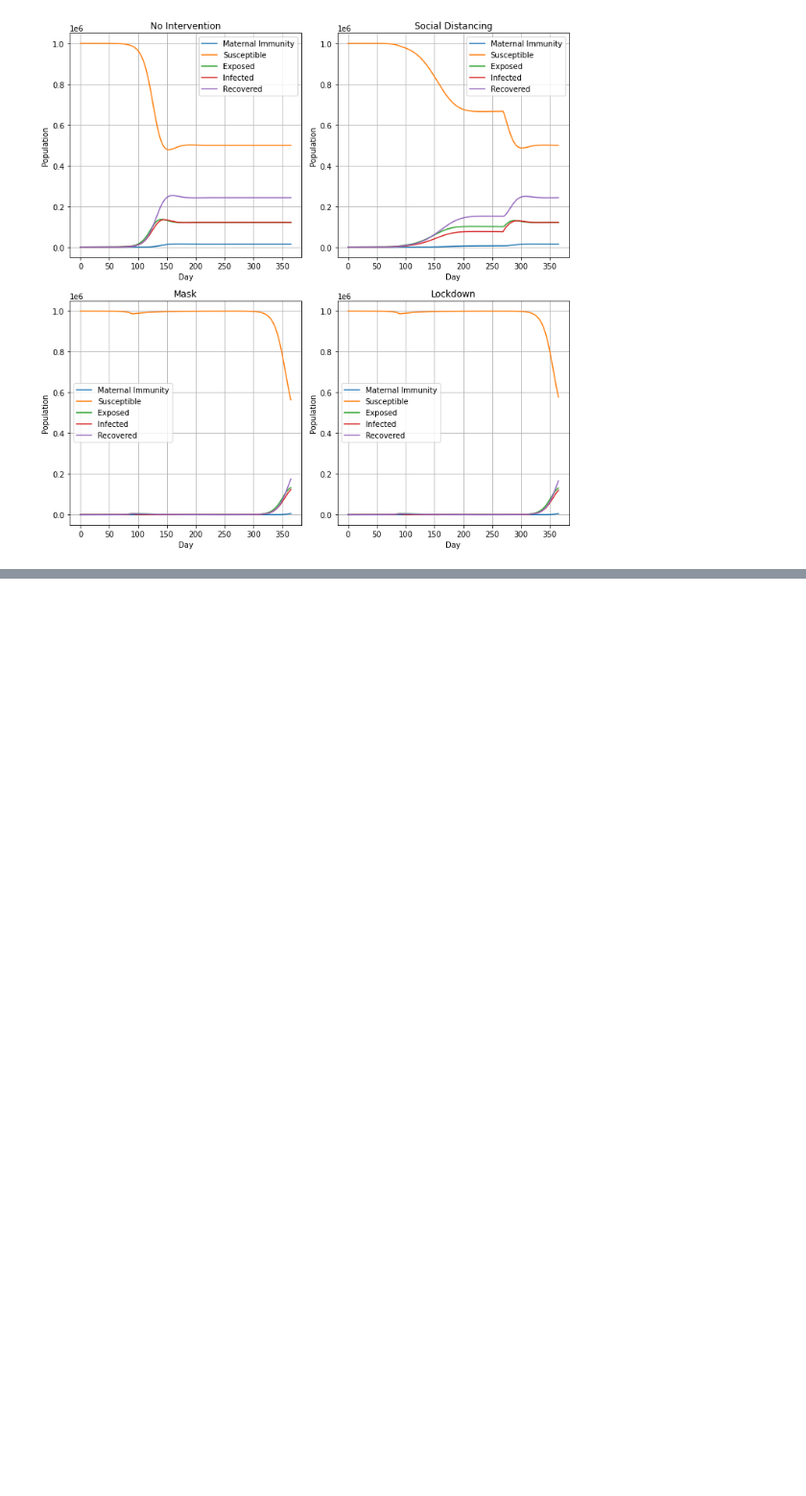
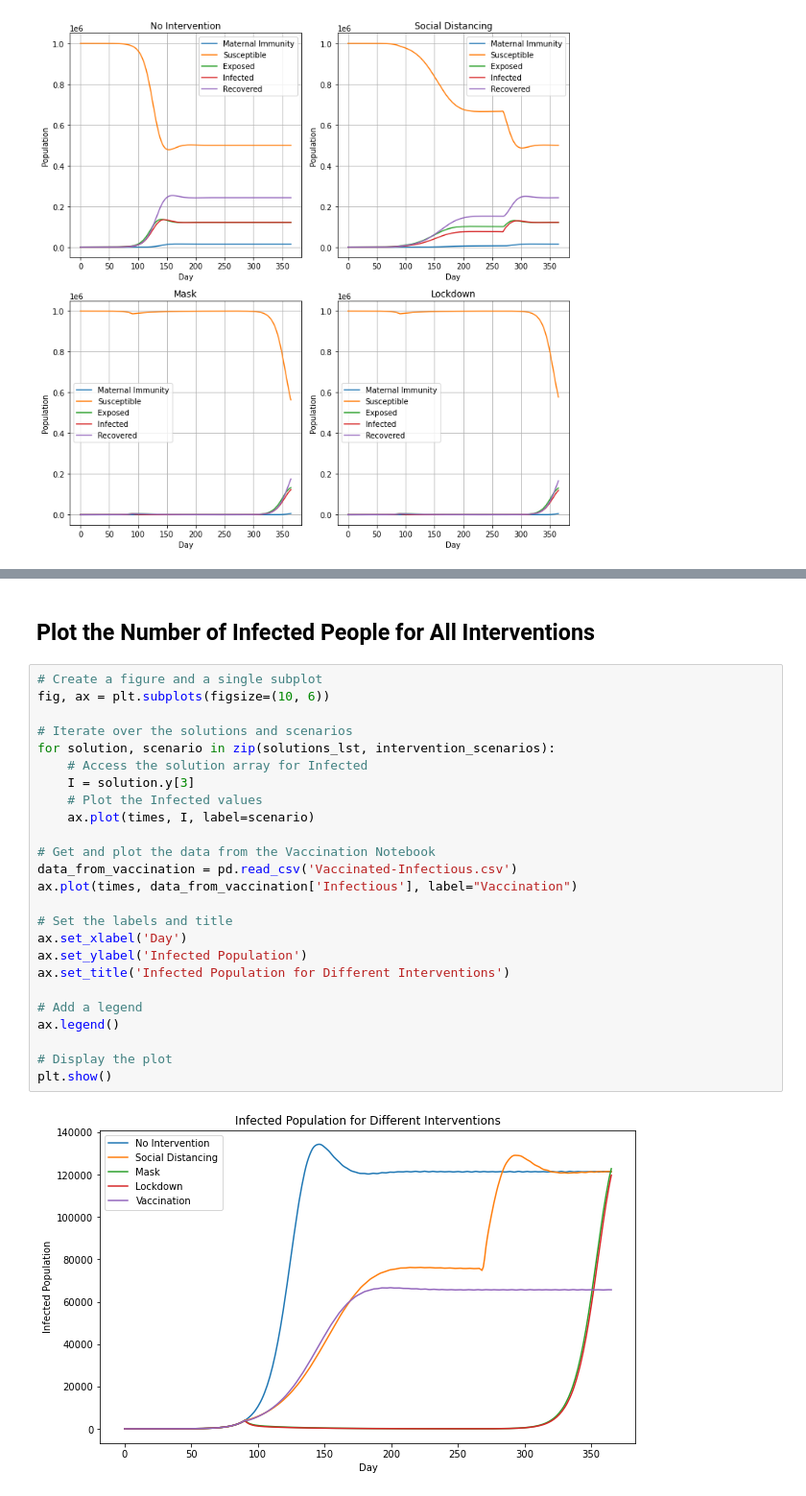
Before and after one commit to nwjun/infectious-disease-modelling, a Jupyter notebook: MSEIRS-Mask-Distancing-Lockdown.ipynb, the cells around one changed output, grey strips where cells are left out. Shown at 96% size. Drawn from its saved outputs; the diff is of its cells as text; blank space fills up the shorter version.

```diff
--- a/MSEIRS-Mask-Distancing-Lockdown.ipynb
+++ b/MSEIRS-Mask-Distancing-Lockdown.ipynb
@@ -224,0 +252,29 @@ plt.show()
+# %% [markdown]
+## Plot the Number of Infected People for All Interventions
+# %%
+# Create a figure and a single subplot
+fig, ax = plt.subplots(figsize=(10, 6))
+
+# Iterate over the solutions and scenarios
+for solution, scenario in zip(solutions_lst, intervention_scenarios):
+    # Access the solution array for Infected
+    I = solution.y[3]
+    # Plot the Infected values
+    ax.plot(times, I, label=scenario)
+
+# Get and plot the data from the Vaccination Notebook
+data_from_vaccination = pd.read_csv('Vaccinated-Infectious.csv')
+ax.plot(times, data_from_vaccination['Infectious'], label="Vaccination")
+
+# Set the labels and title
+ax.set_xlabel('Day')
+ax.set_ylabel('Infected Population')
+ax.set_title('Infected Population for Different Interventions')
+
+# Add a legend
+ax.legend()
+
+# Display the plot
+plt.show()
+# %% [output]
+[figure, added]
```
Also changed, not shown: parts of 1 cell of this notebook, 3 other files.
